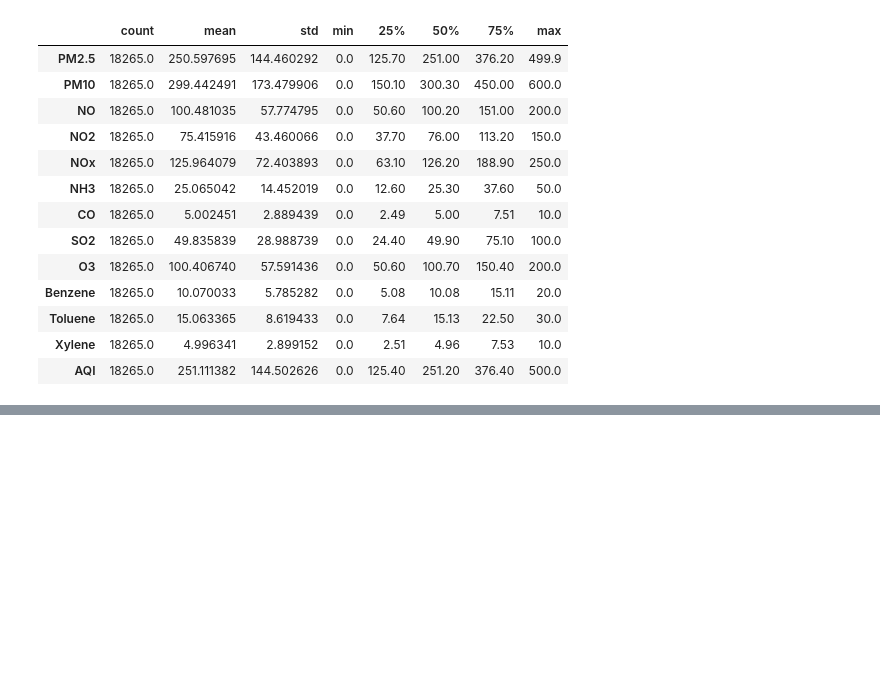
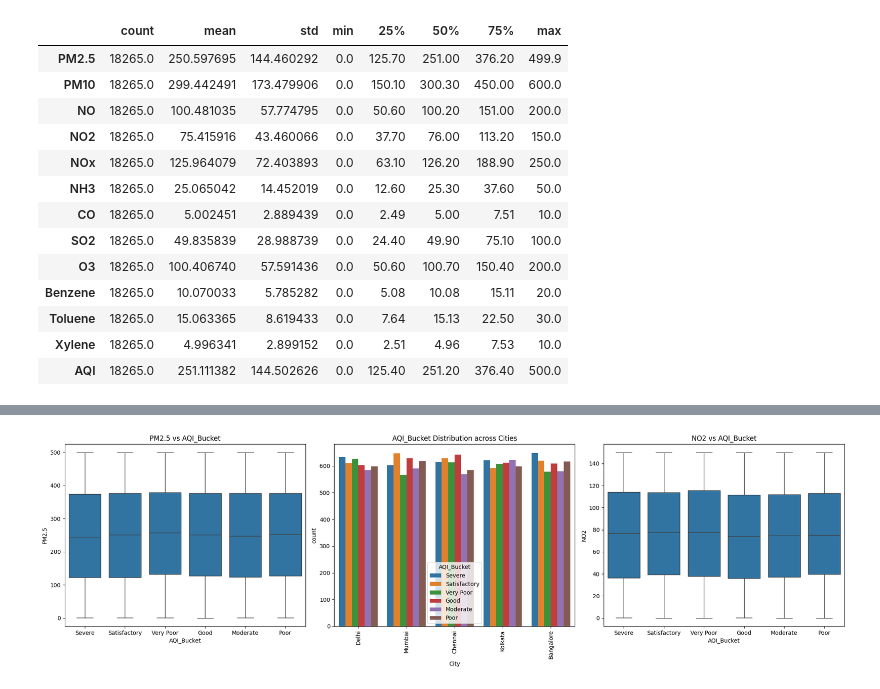
Before and after one commit to Leviosa555/Air_Quality_Monitoring_and_Health_Risk_Assesment, a Jupyter notebook: Air_Quality_Monitoring_and_Health_Risk_Assessment.ipynb, the cells around one changed output, grey strips where cells are left out. Saved outputs shown, nothing was run; the diff lists cells and outputs as text; code cells hidden in the pictures; blank space fills up the shorter version.

```diff
--- a/Air_Quality_Monitoring_and_Health_Risk_Assessment.ipynb
+++ b/Air_Quality_Monitoring_and_Health_Risk_Assessment.ipynb
@@ -86,0 +120,12 @@ df.describe().T
+# %%
+#Bivariate Analysis
+fig, axes = plt.subplots(1, 3, figsize=(20, 6))
+sns.boxplot(x="AQI_Bucket", y="PM2.5", data=df, ax=axes[0]).set_title("PM2.5 vs AQI_Bucket")
+sns.countplot(x="City", hue="AQI_Bucket", data=df, ax=axes[1]).set_title("AQI_Bucket Distribution across Cities")
+axes[1].tick_params(axis='x', rotation=90)
+sns.boxplot(x="AQI_Bucket", y="NO2", data=df, ax=axes[2]).set_title("NO2 vs AQI_Bucket")
+
+plt.tight_layout()
+plt.show()
+# %% [output]
+[figure, added]
```
Also changed, not shown: parts of 14 cells of this notebook.
